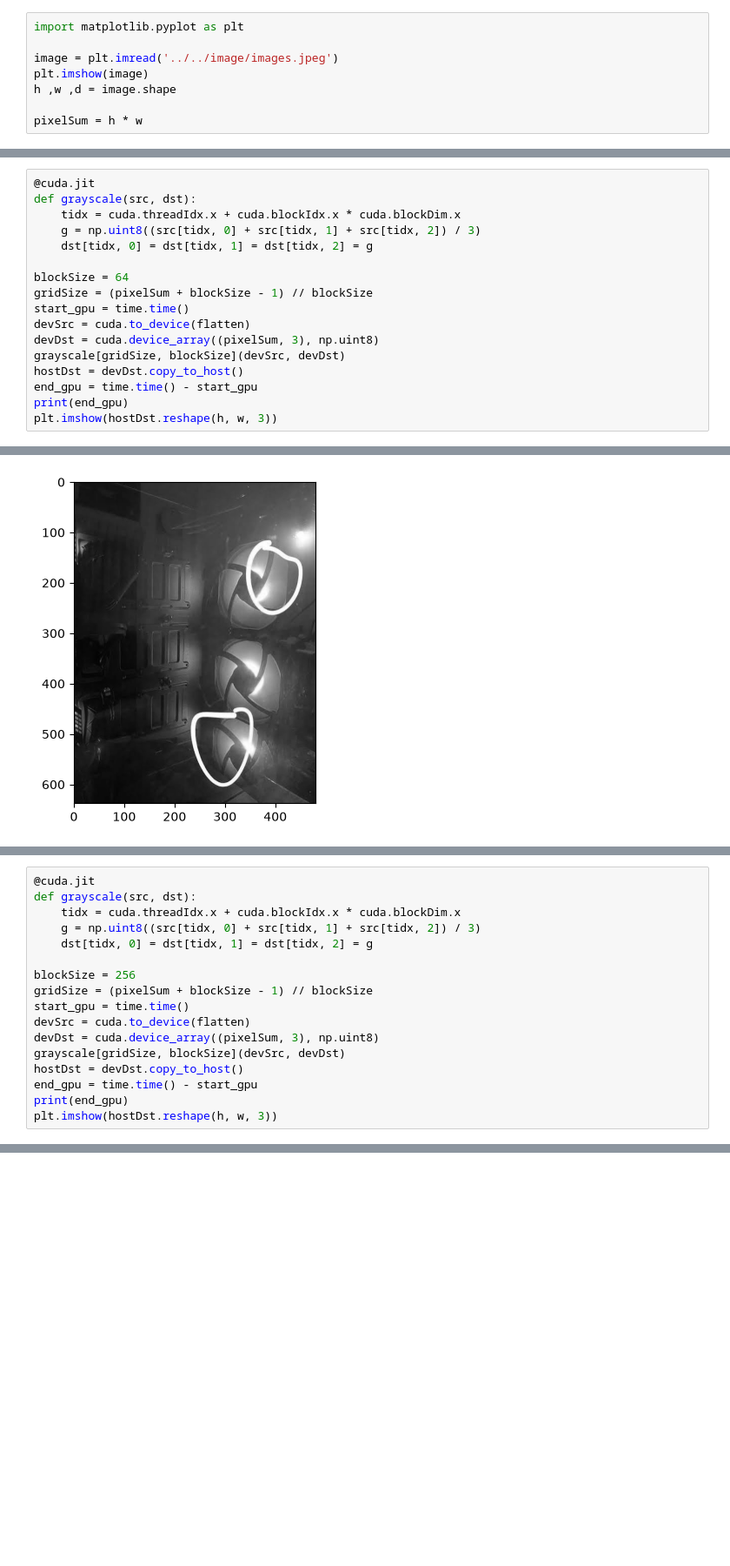
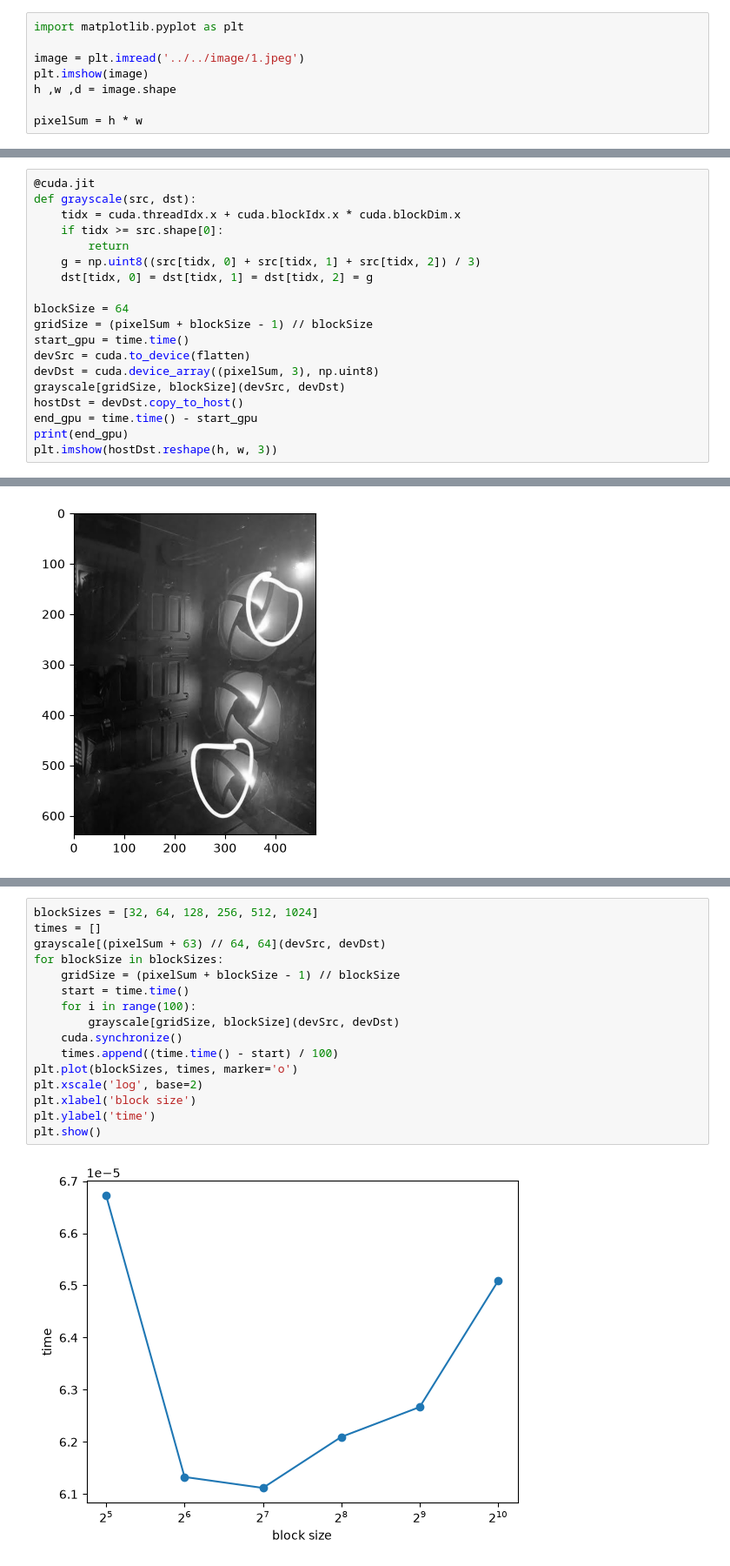
Before and after one commit to nhatphamtienICT/advancedhpc2026, a Jupyter notebook: Code/lab3.ipynb, the cells around one changed output, grey strips where cells are left out. Shown at 87% size. Drawn from its saved outputs; the diff is of its cells as text; blank space fills up the shorter version.

```diff
--- a/Code/lab3.ipynb
+++ b/Code/lab3.ipynb
@@ -3,7 +3,7 @@ from numba import cuda
 # %%
 import matplotlib.pyplot as plt
 
-image = plt.imread('../../image/images.jpeg')
+image = plt.imread('../../image/1.jpeg')
 plt.imshow(image)
 h ,w ,d = image.shape
 
@@ -30,6 +30,8 @@ plt.imshow(grayCPU.reshape(h, w), cmap='gray')
 @cuda.jit
 def grayscale(src, dst):
     tidx = cuda.threadIdx.x + cuda.blockIdx.x * cuda.blockDim.x
+    if tidx >= src.shape[0]:
+        return
     g = np.uint8((src[tidx, 0] + src[tidx, 1] + src[tidx, 2]) / 3)
     dst[tidx, 0] = dst[tidx, 1] = dst[tidx, 2] = g
 
@@ -71,17 +51,0 @@ plt.imshow(hostDst.reshape(h, w, 3))
-# %%
-@cuda.jit
-def grayscale(src, dst):
-    tidx = cuda.threadIdx.x + cuda.blockIdx.x * cuda.blockDim.x
-    g = np.uint8((src[tidx, 0] + src[tidx, 1] + src[tidx, 2]) / 3)
-    dst[tidx, 0] = dst[tidx, 1] = dst[tidx, 2] = g
-
-blockSize = 256
-gridSize = (pixelSum + blockSize - 1) // blockSize
-start_gpu = time.time()
-devSrc = cuda.to_device(flatten)
-devDst = cuda.device_array((pixelSum, 3), np.uint8)
-grayscale[gridSize, blockSize](devSrc, devDst)
-hostDst = devDst.copy_to_host()
-end_gpu = time.time() - start_gpu
-print(end_gpu)
-plt.imshow(hostDst.reshape(h, w, 3))
@@ -91,0 +52,18 @@ plt.imshow(hostDst.reshape(h, w, 3))
+# %%
+blockSizes = [32, 64, 128, 256, 512, 1024]
+times = []
+grayscale[(pixelSum + 63) // 64, 64](devSrc, devDst)
+for blockSize in blockSizes:
+    gridSize = (pixelSum + blockSize - 1) // blockSize
+    start = time.time()
+    for i in range(100):
+        grayscale[gridSize, blockSize](devSrc, devDst)
+    cuda.synchronize()
+    times.append((time.time() - start) / 100)
+plt.plot(blockSizes, times, marker='o')
+plt.xscale('log', base=2)
+plt.xlabel('block size')
+plt.ylabel('time')
+plt.show()
+# %% [output]
+[figure, added]
```
Also changed, not shown: parts of 3 cells of this notebook, 2 other files.
